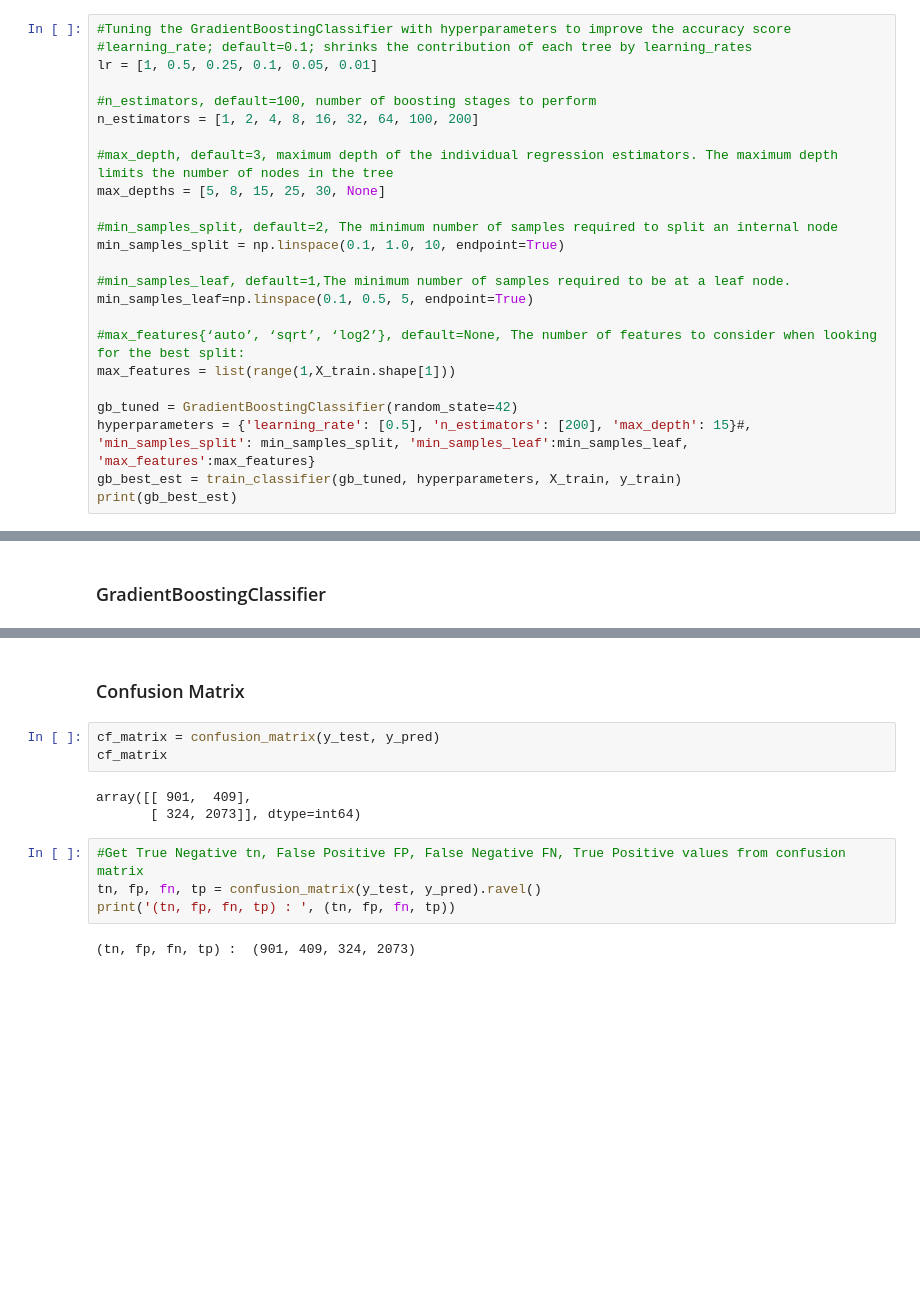
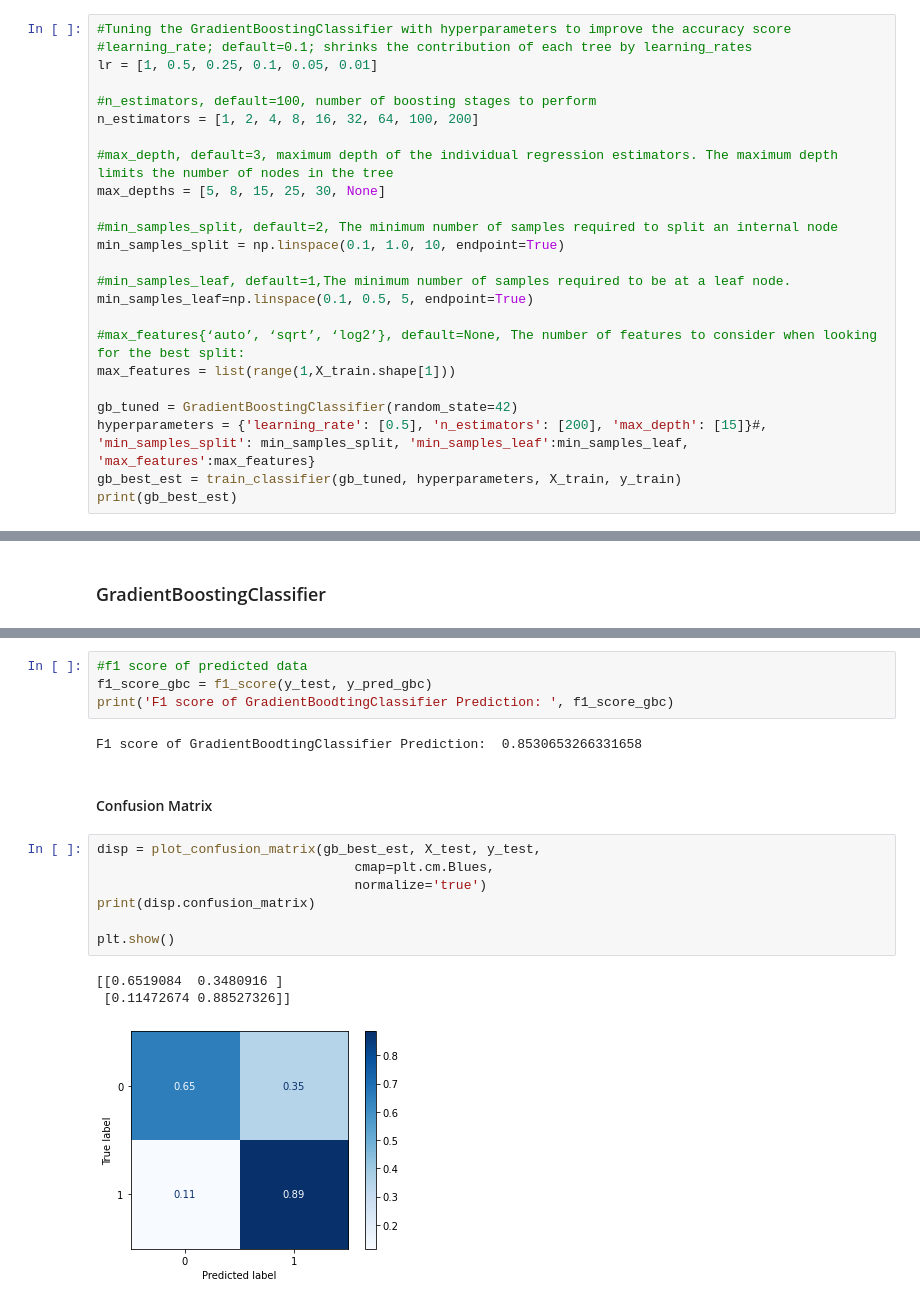
Before and after one commit to p33ves/Starbucks-Passive-Customer-Detection, a Jupyter notebook: notebooks/Passive Customer Detection.ipynb, the cells around one changed output, grey strips where cells are left out. Cells and saved outputs as stored; diff of their text form; blank space fills up the shorter version.

```diff
--- a/notebooks/Passive Customer Detection.ipynb
+++ b/notebooks/Passive Customer Detection.ipynb
@@ -345,7 +346,7 @@ min_samples_leaf=np.linspace(0.1, 0.5, 5, endpoint=True)
 max_features = list(range(1,X_train.shape[1]))
 
 gb_tuned = GradientBoostingClassifier(random_state=42)
-hyperparameters = {'learning_rate': [0.5], 'n_estimators': [200], 'max_depth': 15}#, 'min_samples_split': min_samples_split, 'min_samples_leaf':min_samples_leaf, 'max_features':max_features}
+hyperparameters = {'learning_rate': [0.5], 'n_estimators': [200], 'max_depth': [15]}#, 'min_samples_split': min_samples_split, 'min_samples_leaf':min_samples_leaf, 'max_features':max_features}
 gb_best_est = train_classifier(gb_tuned, hyperparameters, X_train, y_train)
 print(gb_best_est)
 # %% [output]
@@ -379,14 +382,19 @@ NameError: name 'gb_best_est' is not defined
+# %%
+#f1 score of predicted data
+f1_score_gbc = f1_score(y_test, y_pred_gbc)
+print('F1 score of GradientBoodtingClassifier Prediction: ', f1_score_gbc)
+# %% [output]
+F1 score of GradientBoodtingClassifier Prediction:  0.8530653266331658
 # %% [markdown]
-### Confusion Matrix
+#### Confusion Matrix
-# %%
-cf_matrix = confusion_matrix(y_test, y_pred)
-cf_matrix
-# %% [output]
-array([[ 901,  409],
-       [ 324, 2073]], dtype=int64)
-# %%
-#Get True Negative tn, False Positive FP, False Negative FN, True Positive values from confusion matrix
-tn, fp, fn, tp = confusion_matrix(y_test, y_pred).ravel()
-print('(tn, fp, fn, tp) : ', (tn, fp, fn, tp))
-# %% [output]
-(tn, fp, fn, tp) :  (901, 409, 324, 2073)
+# %%
+disp = plot_confusion_matrix(gb_best_est, X_test, y_test,
+                                 cmap=plt.cm.Blues,
+                                 normalize='true')
+print(disp.confusion_matrix)
+
+plt.show()
+# %% [output]
+[[0.6519084  0.3480916 ]
+ [0.11472674 0.88527326]]
+[figure, added]
```
Also changed, not shown: parts of 45 cells of this notebook.
